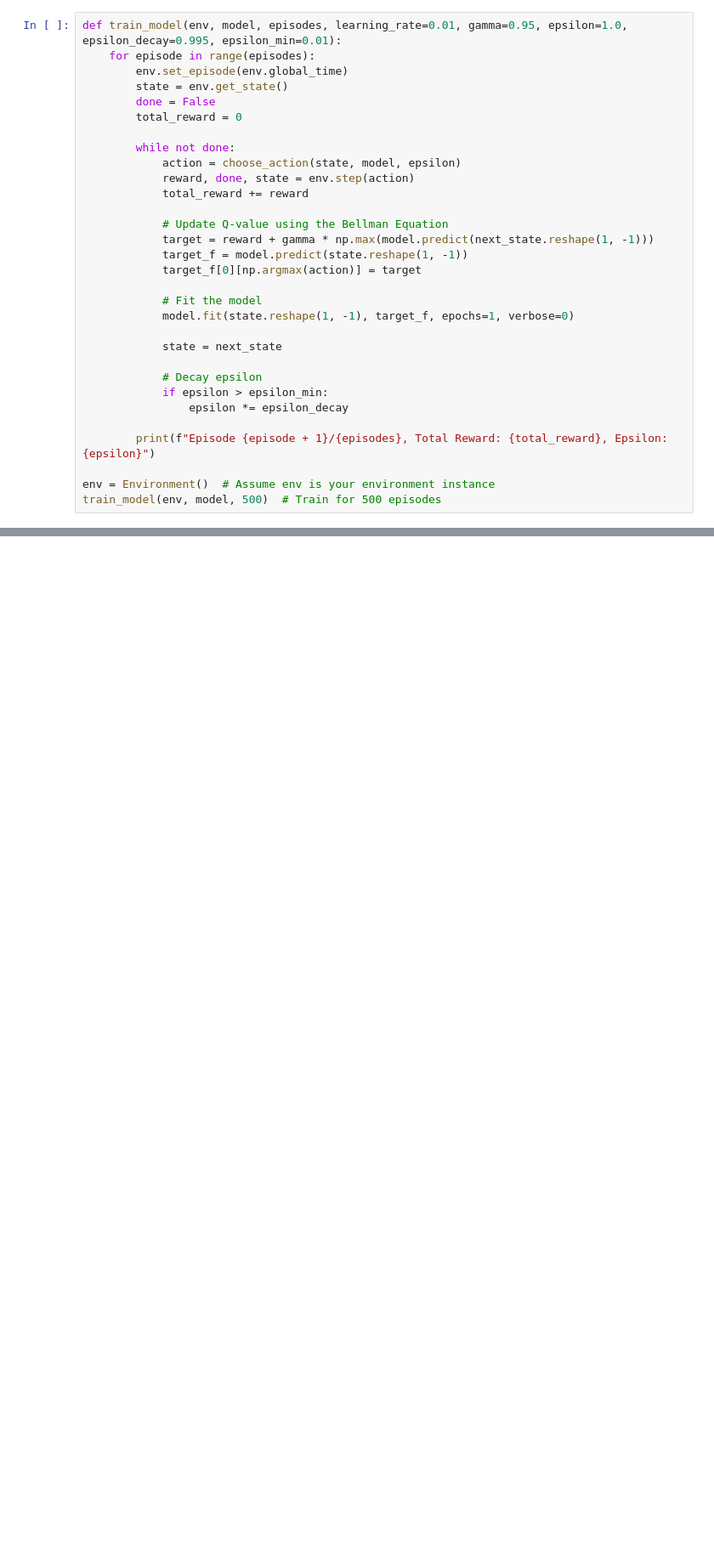
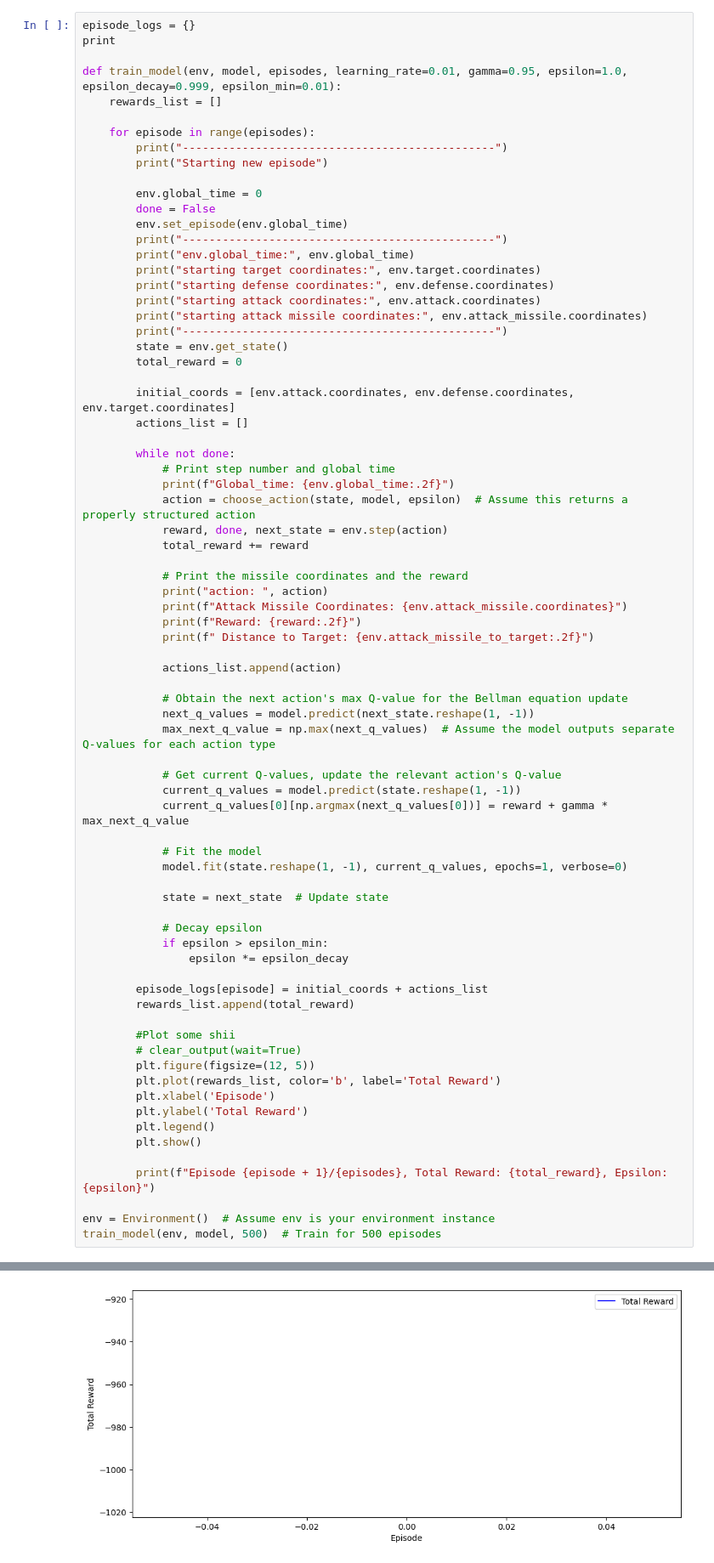
Before and after one commit to thomaspradae/Missile-Interception-System, a Jupyter notebook: 2d_versions/2d_ml_versions/rough_draft_pt_3_nb.ipynb, the cells around one changed output, grey strips where cells are left out. Shown at 85% size. Cells and saved outputs as stored; diff of their text form; blank space fills up the shorter version.

```diff
--- a/2d_versions/2d_ml_versions/rough_draft_pt_3_nb.ipynb
+++ b/2d_versions/2d_ml_versions/rough_draft_pt_3_nb.ipynb
@@ -463,32 +475,76 @@ def choose_action(state, model, epsilon):
 
     return (create_missile, fire_now)
 # %%
-def train_model(env, model, episodes, learning_rate=0.01, gamma=0.95, epsilon=1.0, epsilon_decay=0.995, epsilon_min=0.01):
+episode_logs = {}
+print
+
+def train_model(env, model, episodes, learning_rate=0.01, gamma=0.95, epsilon=1.0, epsilon_decay=0.999, epsilon_min=0.01):
+    rewards_list = []
+
     for episode in range(episodes):
+        print("-----------------------------------------------")
+        print("Starting new episode")
+
+        env.global_time = 0
+        done = False
         env.set_episode(env.global_time)
+        print("-----------------------------------------------")
+        print("env.global_time:", env.global_time)
+        print("starting target coordinates:", env.target.coordinates)
+        print("starting defense coordinates:", env.defense.coordinates)
+        print("starting attack coordinates:", env.attack.coordinates)
+        print("starting attack missile coordinates:", env.attack_missile.coordinates)
+        print("-----------------------------------------------")
         state = env.get_state()
-        done = False
         total_reward = 0
 
+        initial_coords = [env.attack.coordinates, env.defense.coordinates, env.target.coordinates]
+        actions_list = []
+
         while not done:
-            action = choose_action(state, model, epsilon)
-            reward, done, state = env.step(action)
+            # Print step number and global time
+            print(f"Global_time: {env.global_time:.2f}")
+            action = choose_action(state, model, epsilon)  # Assume this returns a properly structured action
+            reward, done, next_state = env.step(action)
             total_reward += reward
 
-            # Update Q-value using the Bellman Equation
-            target = reward + gamma * np.max(model.predict(next_state.reshape(1, -1)))
-            target_f = model.predict(state.reshape(1, -1))
-            target_f[0][np.argmax(action)] = target
+            # Print the missile coordinates and the reward
+            print("action: ", action)
+            print(f"Attack Missile Coordinates: {env.attack_missile.coordinates}")
+            print(f"Reward: {reward:.2f}")
+            print(f" Distance to Target: {env.attack_missile_to_target:.2f}")
+
+            actions_list.append(action)
+
+            # Obtain the next action's max Q-value for the Bellman equation update
+            next_q_values = model.predict(next_state.reshape(1, -1))
+            max_next_q_value = np.max(next_q_values)  # Assume the model outputs separate Q-values for each action type
+
+            # Get current Q-values, update the relevant action's Q-value
+            current_q_values = model.predict(state.reshape(1, -1))
+            current_q_values[0][np.argmax(next_q_values[0])] = reward + gamma * max_next_q_value
 
             # Fit the model
-            model.fit(state.reshape(1, -1), target_f, epochs=1, verbose=0)
+            model.fit(state.reshape(1, -1), current_q_values, epochs=1, verbose=0)
 
-            state = next_state
+            state = next_state  # Update state
 
             # Decay epsilon
             if epsilon > epsilon_min:
                 epsilon *= epsilon_decay
 
+        episode_logs[episode] = initial_coords + actions_list
+        rewards_list.append(total_reward)
+
+        #Plot some shii
+        # clear_output(wait=True)
+        plt.figure(figsize=(12, 5))
+        plt.plot(rewards_list, color='b', label='Total Reward')
+        plt.xlabel('Episode')
+        plt.ylabel('Total Reward')
+        plt.legend()
+        plt.show()
+
         print(f"Episode {episode + 1}/{episodes}, Total Reward: {total_reward}, Epsilon: {epsilon}")
 
 env = Environment()  # Assume env is your environment instance
@@ -497,0 +570 @@ TypeError: Environment.distance_reward() takes 1 positional argument but 2 were
+[figure, added]
```
Also changed, not shown: parts of 3 cells of this notebook, 1 other file.
